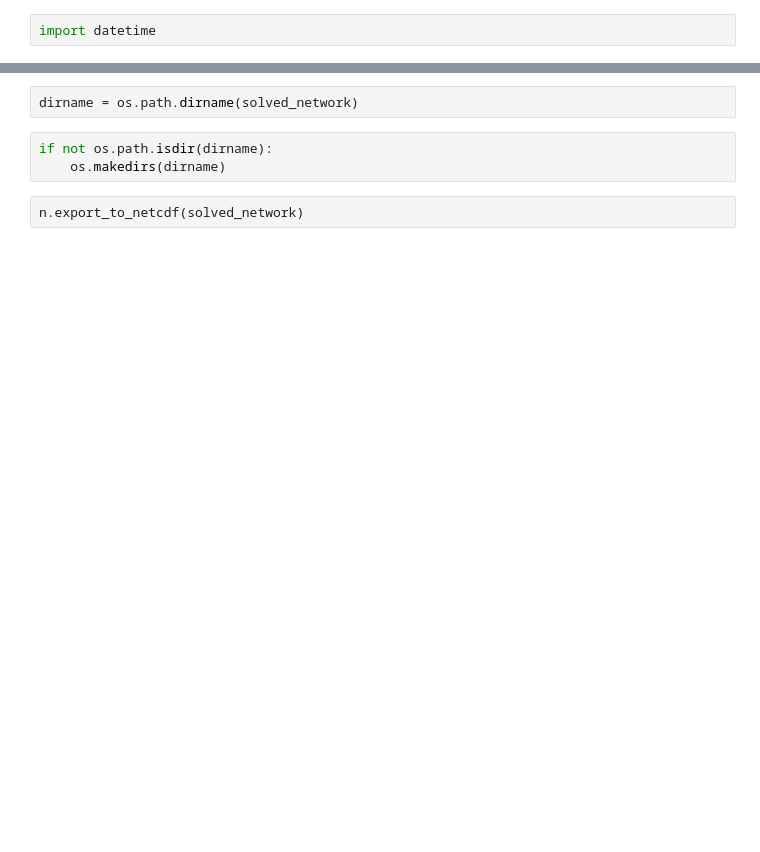
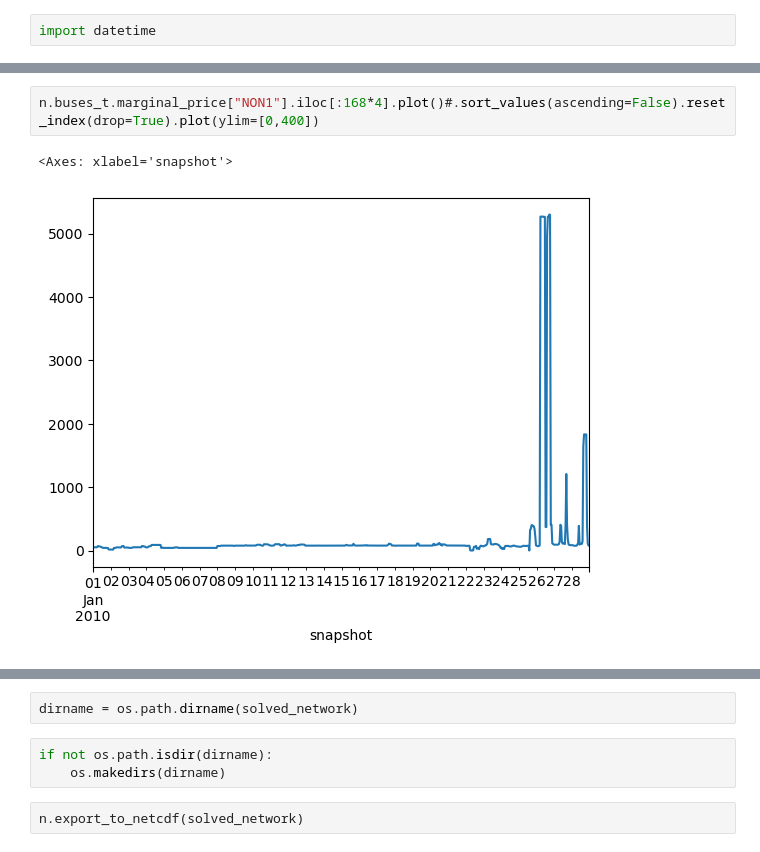
Before and after one commit to thomgeo/open_eraa, a Jupyter notebook: solve_model.ipynb, the cells around one changed output, grey strips where cells are left out. Saved outputs shown, nothing was run; the diff lists cells and outputs as text; blank space fills up the shorter version.

```diff
--- a/solve_model.ipynb
+++ b/solve_model.ipynb
@@ -1058,0 +829,5 @@ INFO:pypsa.optimization.optimize:The shadow-prices of the constraints Bus-ORDC w
+# %%
+n.buses_t.marginal_price["NON1"].iloc[:168*4].plot()#.sort_values(ascending=False).reset_index(drop=True).plot(ylim=[0,400])
+# %% [output]
+<Axes: xlabel='snapshot'>
+[figure, added]
```
Also changed, not shown: parts of 172 cells of this notebook, 8 other files.
